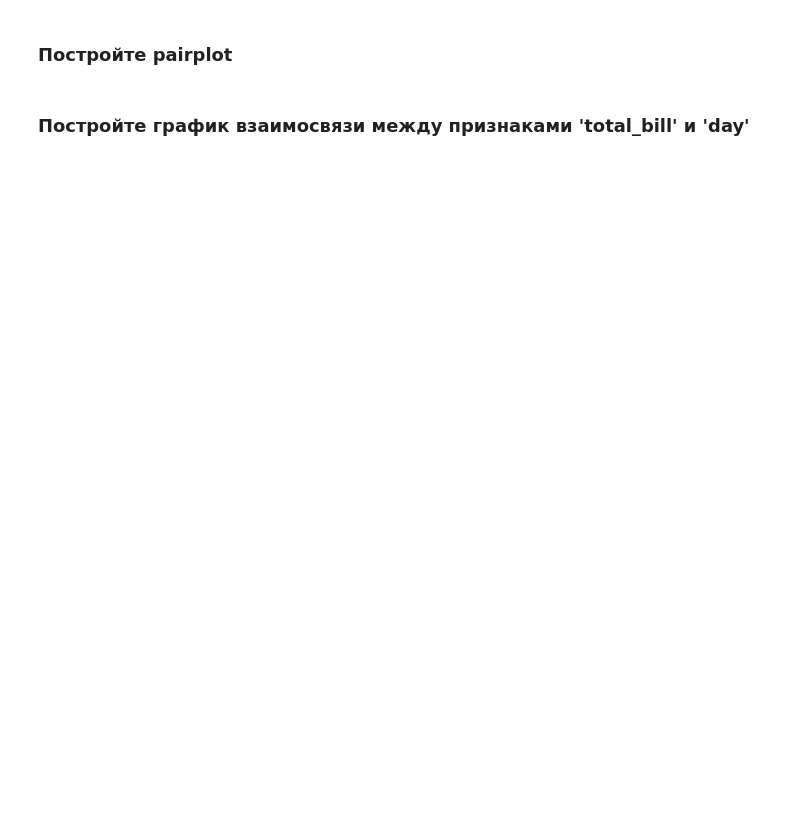
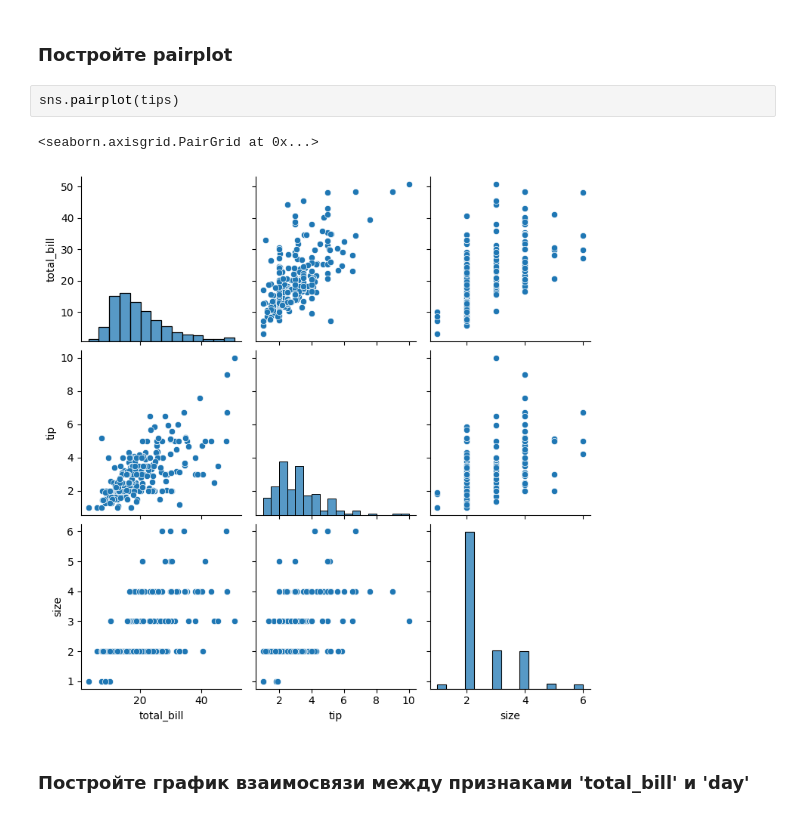
Before and after one commit to dimant0/ML-Basic, a Jupyter notebook: hw-5/Analyze and Visualize.ipynb, the cells around one changed output. Drawn from its saved outputs; the diff is of its cells as text; blank space fills up the shorter version.

```diff
--- a/hw-5/Analyze and Visualize.ipynb
+++ b/hw-5/Analyze and Visualize.ipynb
@@ -207,4 +281,9 @@ tips.shape
 # %% [markdown]
 ### Постройте pairplot
+# %%
+sns.pairplot(tips)
+# %% [output]
+<seaborn.axisgrid.PairGrid at 0x...>
+[figure, added]
 # %% [markdown]
 ### Постройте график взаимосвязи между признаками 'total_bill' и 'day'
```
Also changed, not shown: parts of 10 cells of this notebook.
